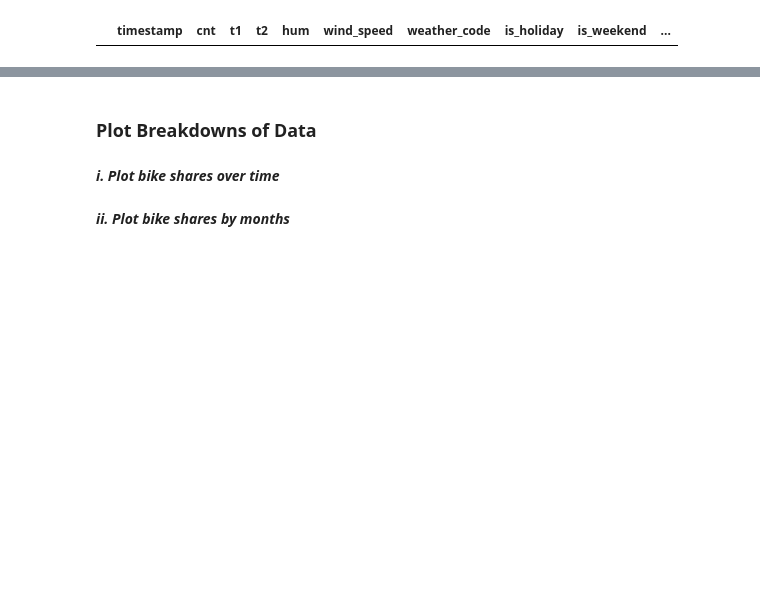
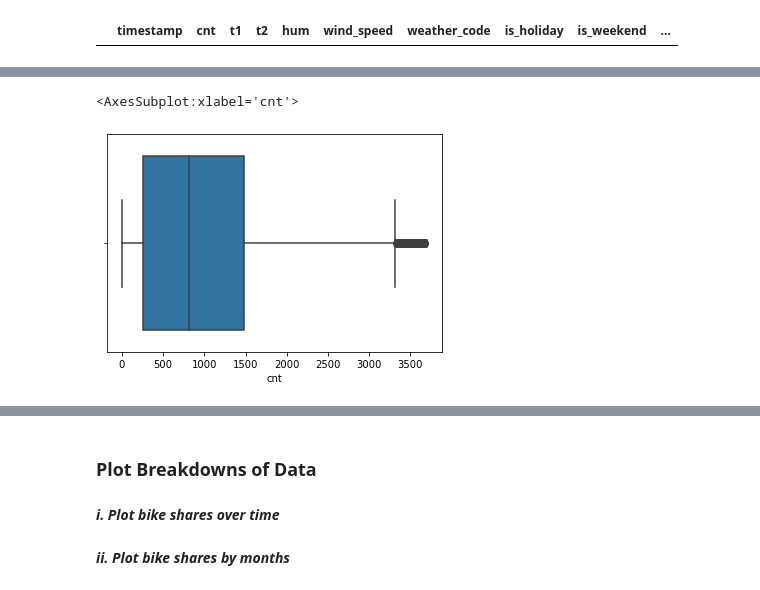
Before and after one commit to ozkanyildirim/Capstone_Projects, a Jupyter notebook: 12_Demand_Prediction_RNN_LSTM/Demand_Prediction_RNN_LSTM.ipynb, the cells around one changed output, grey strips where cells are left out. Saved outputs shown, nothing was run; the diff lists cells and outputs as text; code cells hidden in the pictures; blank space fills up the shorter version.

```diff
--- a/12_Demand_Prediction_RNN_LSTM/Demand_Prediction_RNN_LSTM.ipynb
+++ b/12_Demand_Prediction_RNN_LSTM/Demand_Prediction_RNN_LSTM.ipynb
@@ -610,0 +620,3 @@ Index(['good', 'mid', 'bad'], dtype='object')
+# %%
+season_median = pd.DataFrame(store.groupby('season')['cnt'].median())
+season_median
@@ -610,0 +630,21 @@ Index(['good', 'mid', 'bad'], dtype='object')
+# %%
+Q1 = store.cnt.quantile(0.25)
+Q3 = store.cnt.quantile(0.75)
+IQR = Q3 - Q1
+
+filter0 = ((store.cnt <= Q1 - 1.5 * IQR) | (store.cnt >= Q3 + 1.5 *IQR)) & (store.season == 0.0)
+store['cnt'][filter0] = season_median.cnt.iloc[0]
+
+filter1 = ((store.cnt <= Q1 - 1.5 * IQR) | (store.cnt >= Q3 + 1.5 *IQR)) & (store.season == 1.0)
+store['cnt'][filter1] = season_median.cnt.iloc[1]
+
+filter2 = ((store.cnt <= Q1 - 1.5 * IQR) | (store.cnt >= Q3 + 1.5 *IQR)) & (store.season == 2.0)
+store['cnt'][filter2] = season_median.cnt.iloc[2]
+
+filter3 = ((store.cnt <= Q1 - 1.5 * IQR) | (store.cnt >= Q3 + 1.5 *IQR)) & (store.season == 3.0)
+store['cnt'][filter3] = season_median.cnt.iloc[3]
+# %%
+sns.boxplot(store.cnt)
+# %% [output]
+<AxesSubplot:xlabel='cnt'>
+[figure, added]
```
Also changed, not shown: parts of 12 cells of this notebook, 1 other file.
